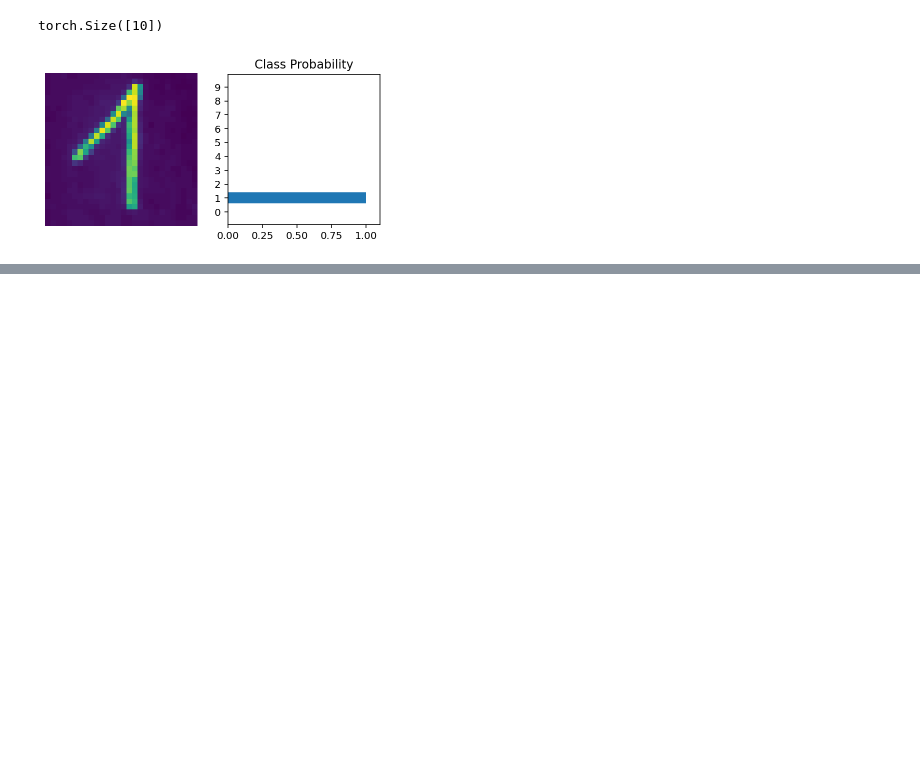
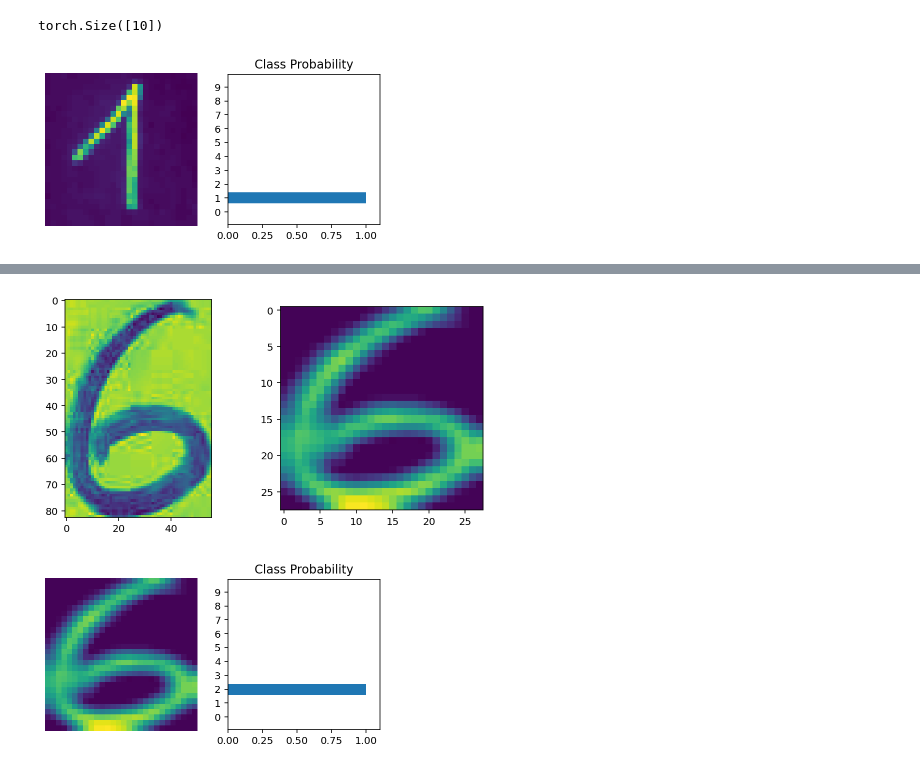
Before and after one commit to Marzipan78/Striving, a Jupyter notebook: M6_Computer_Vision/04. Kernels, callbacks and thresholding/CNN.ipynb, the cells around one changed output, grey strips where cells are left out. Drawn from its saved outputs; the diff is of its cells as text; code cells hidden in the pictures; blank space fills up the shorter version.

```diff
--- a/M6_Computer_Vision/04. Kernels, callbacks and thresholding/CNN.ipynb
+++ b/M6_Computer_Vision/04. Kernels, callbacks and thresholding/CNN.ipynb
@@ -226,0 +247,12 @@ view_classify(t.view(1, 28, 28), ts)
+# %%
+six = Tensify.imagify("./img/numbers/","six.png")
+six_cnn=Tensify.cnn_tensed(six)
+
+six_cnn.shape
+sixs = F.softmax(model.forward(six_cnn),dim=1)
+
+
+view_classify(six_cnn.view(1, 28, 28), sixs)
+# %% [output]
+[figure, added]
+[figure, added]
```
Also changed, not shown: parts of 4 cells of this notebook, 1 other file.
